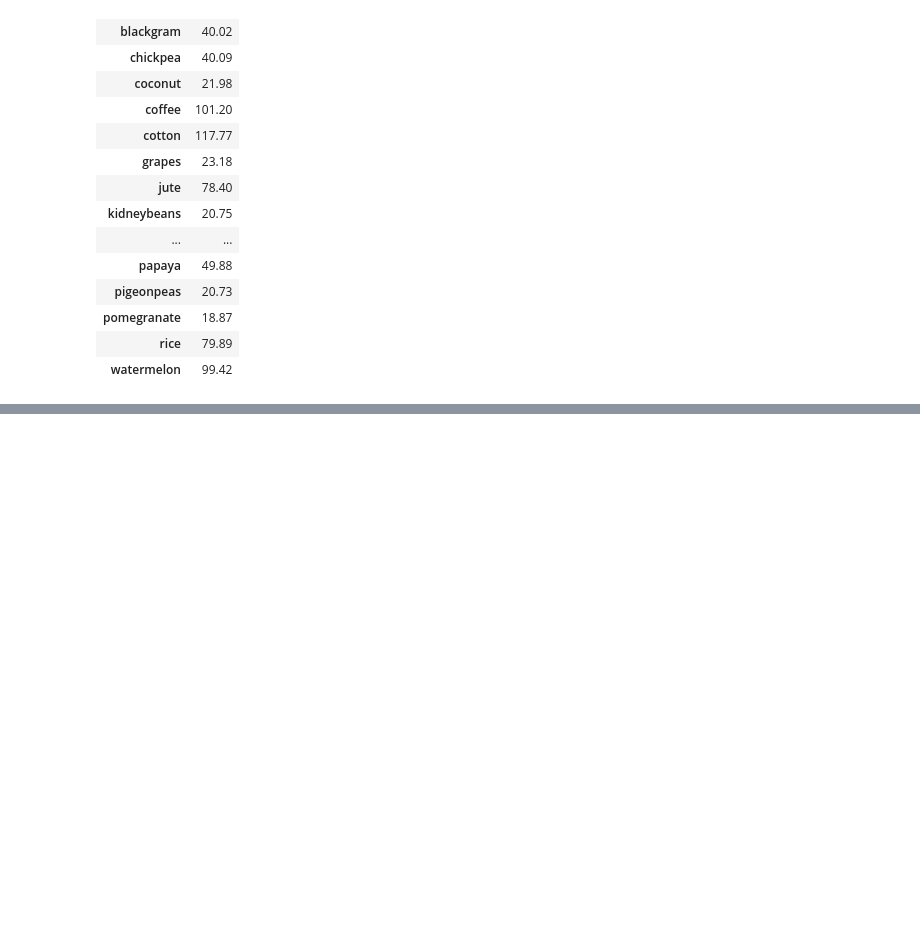
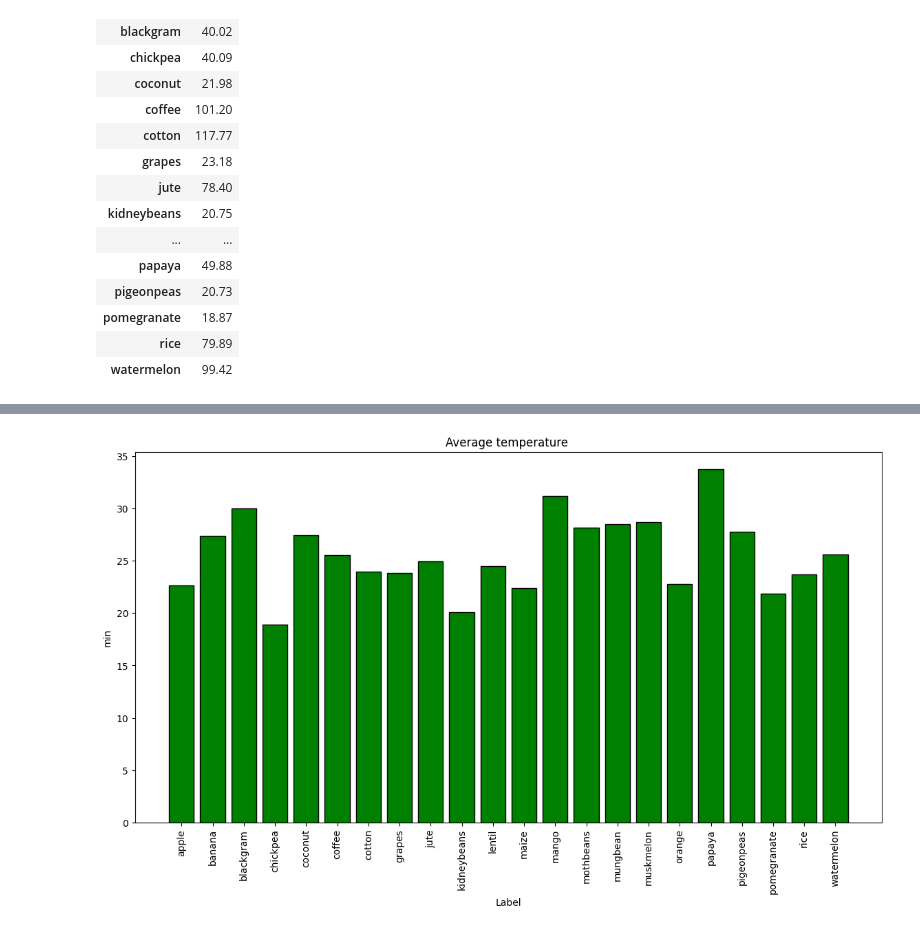
Before and after one commit to upflairs-pvt-ltd/1st_june_data_science, a Jupyter notebook: Farmer_project/Untitled.ipynb, the cells around one changed output, grey strips where cells are left out. Cells and saved outputs as stored; diff of their text form; code cells hidden in the pictures; blank space fills up the shorter version.

```diff
--- a/Farmer_project/Untitled.ipynb
+++ b/Farmer_project/Untitled.ipynb
@@ -140,0 +131,13 @@ grouped['temperature'].agg(['min', 'max', 'mean'])
+# %%
+group.reset_index(inplace=True)
+x=list(group['label'])
+y=list(group['mean'])
+plt.figure(figsize=(14,7))
+plt.bar(x,y,ec='k',color='green')
+plt.title("Average temperature ")
+plt.xlabel('Label')
+plt.ylabel('min')
+plt.xticks(rotation=90)
+plt.show()
+# %% [output]
+[figure, added]
```
Also changed, not shown: parts of 33 cells of this notebook, 4 other files.
